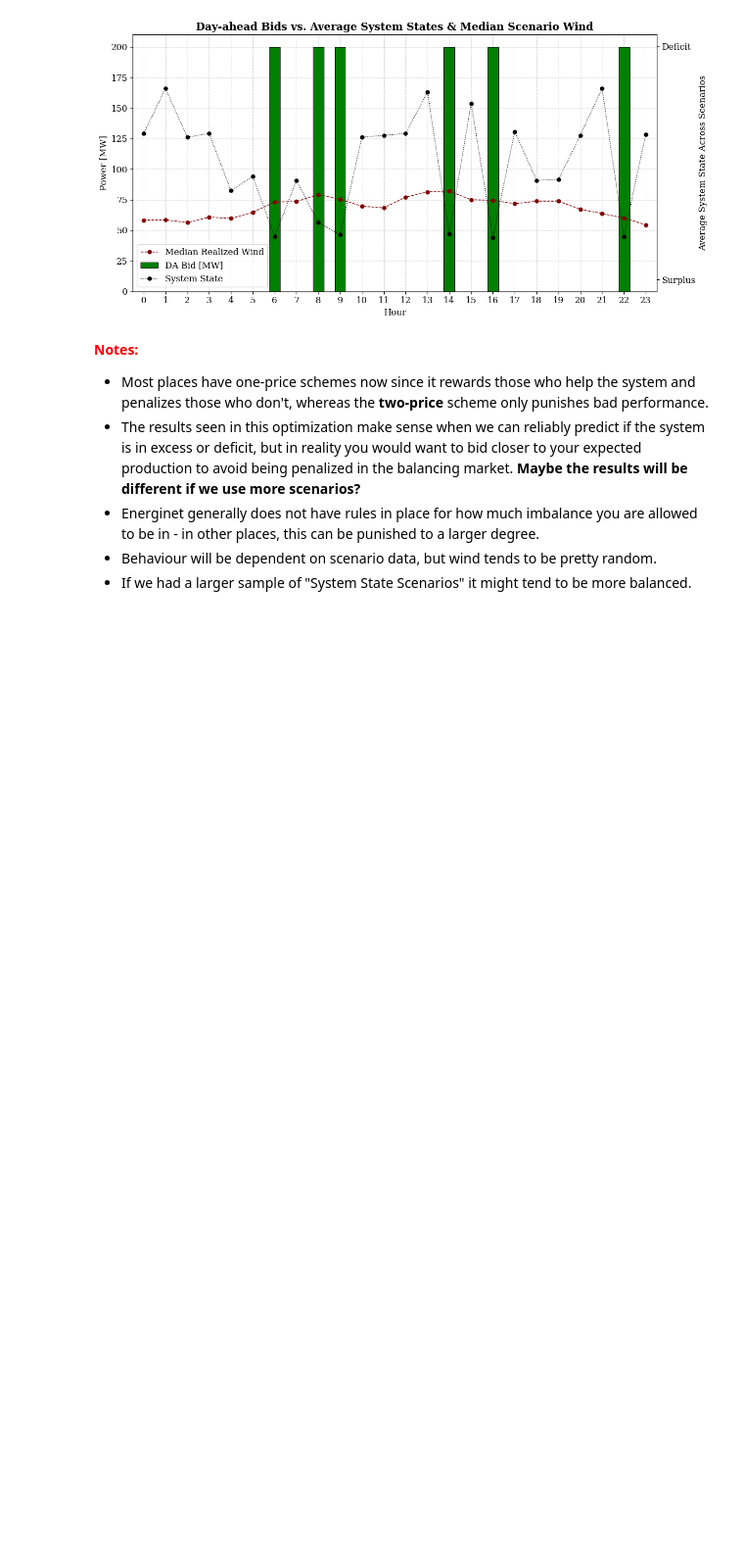
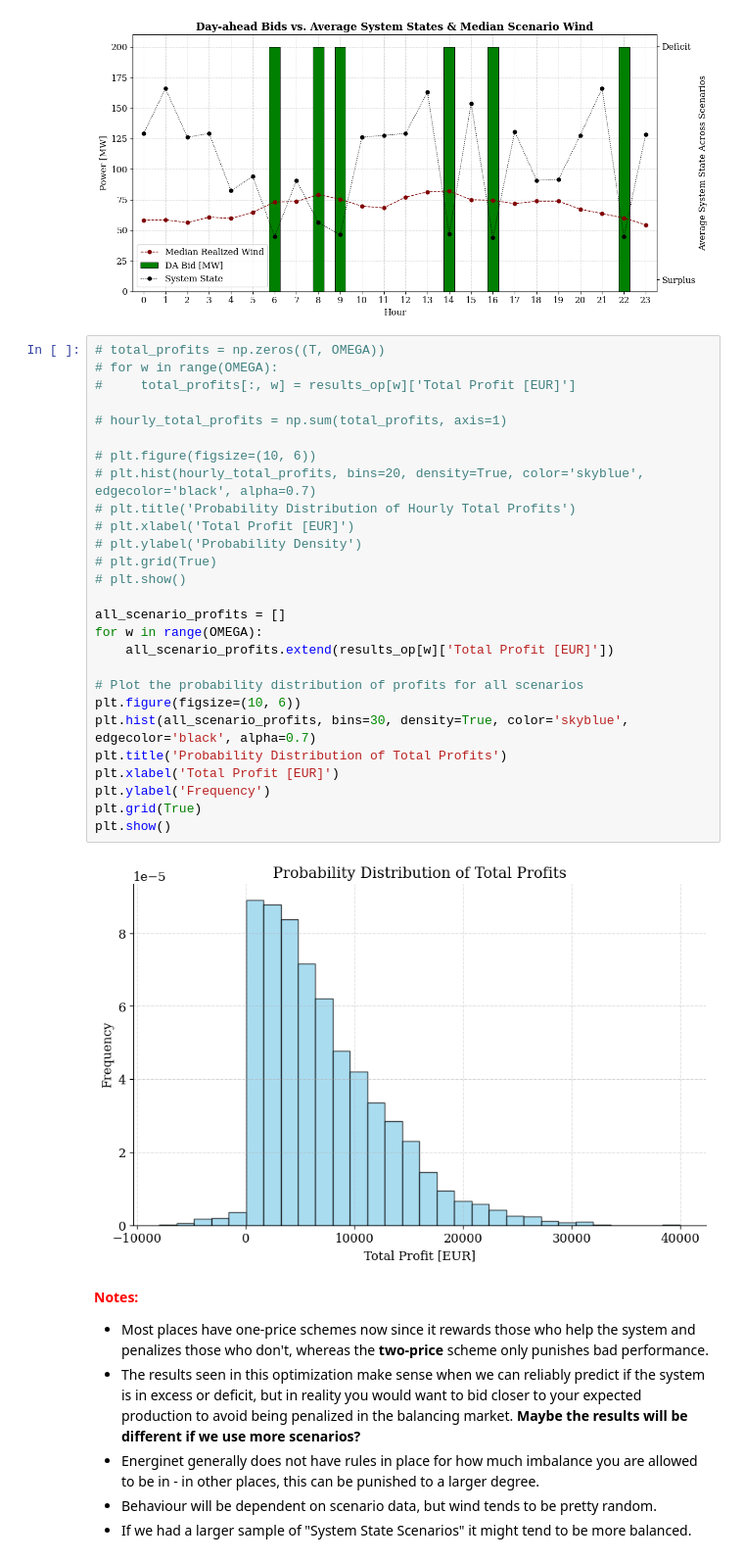
Before and after one commit to Hvid1999/46755, a Jupyter notebook: Assignment 2/task_1a_1b.ipynb, the cells around one changed output. Shown at 98% size. Saved outputs shown, nothing was run; the diff lists cells and outputs as text; blank space fills up the shorter version.

```diff
--- a/Assignment 2/task_1a_1b.ipynb
+++ b/Assignment 2/task_1a_1b.ipynb
@@ -261,6 +261,35 @@ fig.tight_layout()
 plt.show()
 # %% [output]
 [figure]
+# %%
+# total_profits = np.zeros((T, OMEGA))
+# for w in range(OMEGA):
+#     total_profits[:, w] = results_op[w]['Total Profit [EUR]']
+
+# hourly_total_profits = np.sum(total_profits, axis=1)
+
+# plt.figure(figsize=(10, 6))
+# plt.hist(hourly_total_profits, bins=20, density=True, color='skyblue', edgecolor='black', alpha=0.7)
+# plt.title('Probability Distribution of Hourly Total Profits')
+# plt.xlabel('Total Profit [EUR]')
+# plt.ylabel('Probability Density')
+# plt.grid(True)
+# plt.show()
+
+all_scenario_profits = []
+for w in range(OMEGA):
+    all_scenario_profits.extend(results_op[w]['Total Profit [EUR]'])
+
+# Plot the probability distribution of profits for all scenarios
+plt.figure(figsize=(10, 6))
+plt.hist(all_scenario_profits, bins=30, density=True, color='skyblue', edgecolor='black', alpha=0.7)
+plt.title('Probability Distribution of Total Profits')
+plt.xlabel('Total Profit [EUR]')
+plt.ylabel('Frequency')
+plt.grid(True)
+plt.show()
+# %% [output]
+[figure, added]
 # %% [markdown]
 <span style="color: red;">**Notes:**</span>
 * Most places have one-price schemes now since it rewards those who help the system and penalizes those who don't, whereas the **two-price** scheme only punishes bad performance.
```
Also changed, not shown: parts of 3 cells of this notebook, 5 other files.
